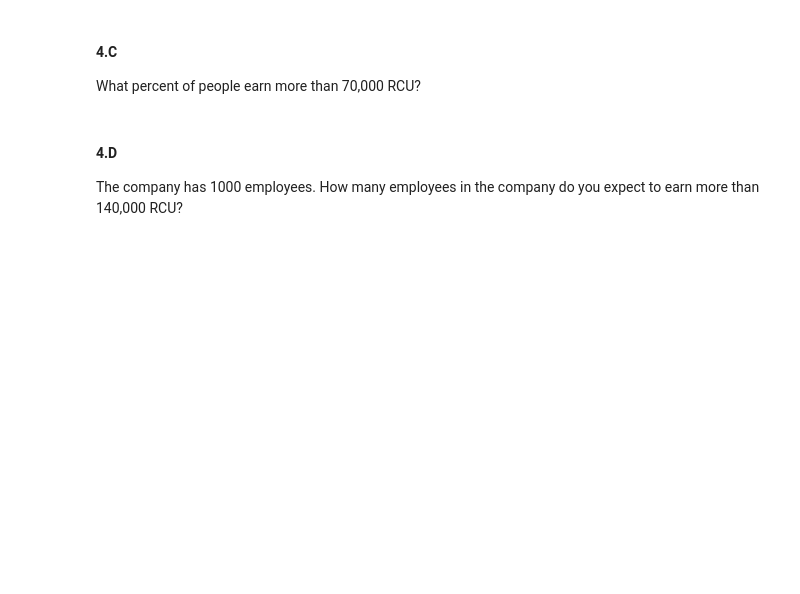
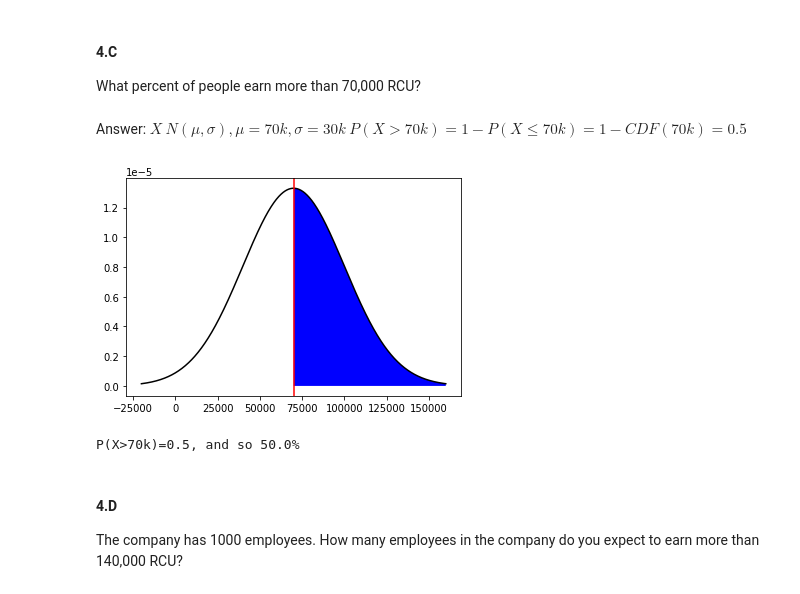
Before and after one commit to ohade/IDC-statistic-2020, a Jupyter notebook: hw2/SnDA_2021_HW2_clean_OHAD.ipynb, the cells around one changed output. Cells and saved outputs as stored; diff of their text form; code cells hidden in the pictures; blank space fills up the shorter version.

```diff
--- a/hw2/SnDA_2021_HW2_clean_OHAD.ipynb
+++ b/hw2/SnDA_2021_HW2_clean_OHAD.ipynb
@@ -130,6 +178,16 @@ What percent of people earn between 45,000 RCU and 65,000 RCU?
 # %% [markdown]
 #### 4.C
 What percent of people earn more than 70,000 RCU?
+# %% [markdown]
+Answer:</br>
+$X~N(\mu,\sigma), \mu=70k, \sigma=30k$</br>
+$P(X > 70k) = 1-P(X \le 70k) = 1 - CDF(70k) = 0.5$</br>
+# %%
+prob=round(1-stats_norm.cdf(70000),3)
+draw(vlines=[70000], condition=x > 70000, text=f"P(X>70k)={prob}, and so {prob*100}%")
+# %% [output]
+[figure, added]
+P(X>70k)=0.5, and so 50.0%
 # %% [markdown]
 #### 4.D
 The company has 1000 employees. How many employees in the company do you expect to earn more than 140,000 RCU?
```
Also changed, not shown: parts of 24 cells of this notebook.
